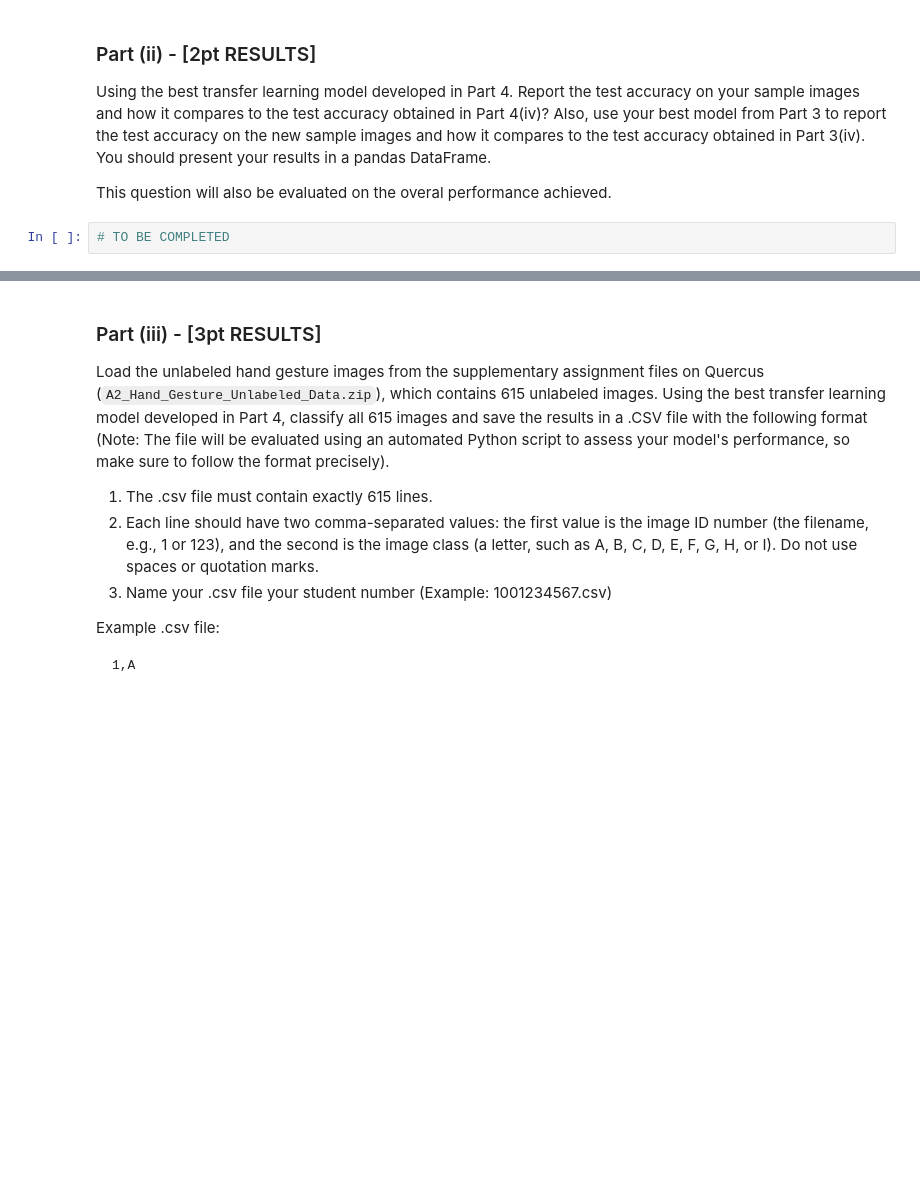
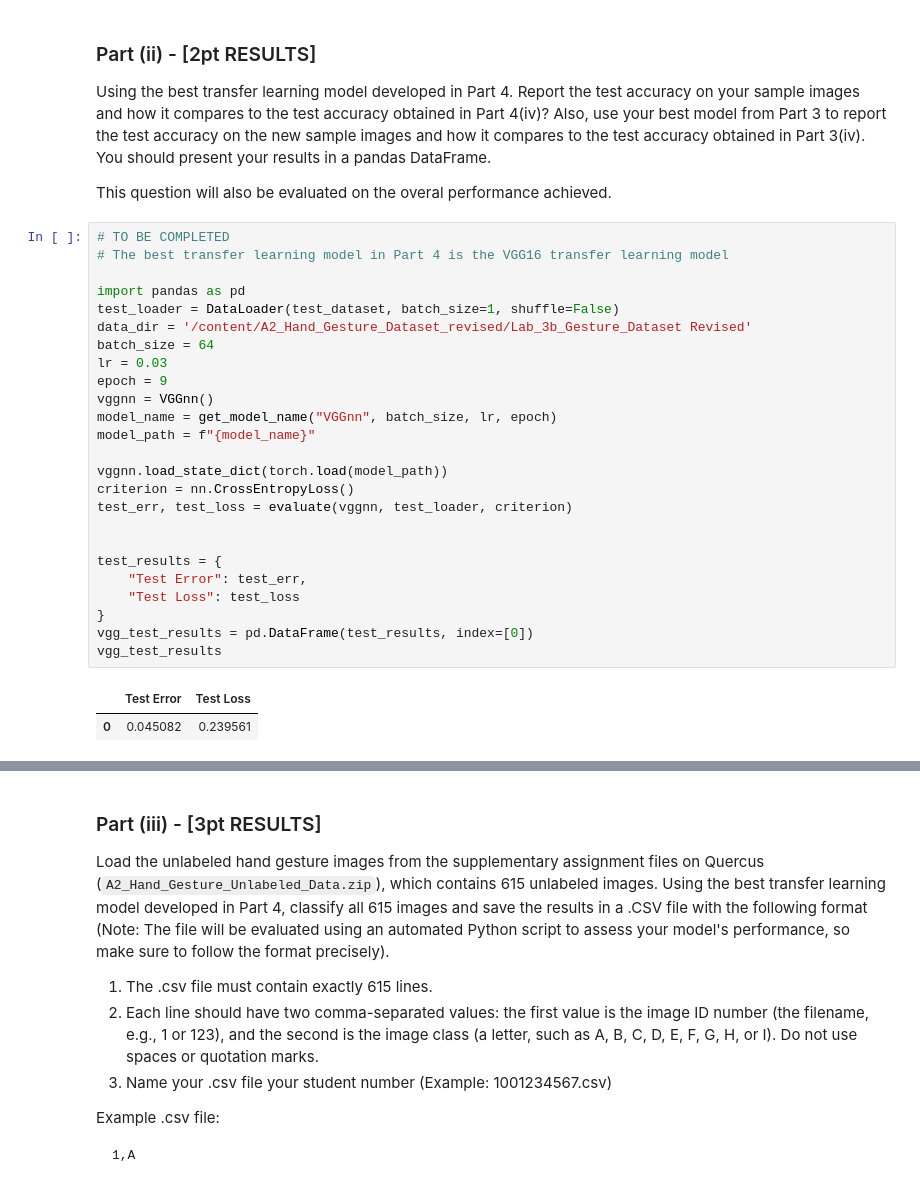
Before and after one commit to Fulankeee/MIE1517-Project-2, a Jupyter notebook: A2.ipynb, the cells around one changed output, grey strips where cells are left out. Cells and saved outputs as stored; diff of their text form; blank space fills up the shorter version.

```diff
--- a/A2.ipynb
+++ b/A2.ipynb
@@ -1673,5 +1637,31 @@ Load and process the hand gesture images you had collected so that they can easi
 Using the best transfer learning model developed in Part 4. Report the test accuracy on your sample images and how it compares to the test accuracy obtained in Part 4(iv)? Also, use your best model from Part 3 to report the test accuracy on the new sample images and how it compares to the test accuracy obtained in Part 3(iv). You should present your results in a pandas DataFrame.
 
 This question will also be evaluated on the overal performance achieved.
-# %%
-# TO BE COMPLETED
+# %%
+# TO BE COMPLETED
+# The best transfer learning model in Part 4 is the VGG16 transfer learning model
+
+import pandas as pd
+test_loader = DataLoader(test_dataset, batch_size=1, shuffle=False)
+data_dir = '/content/A2_Hand_Gesture_Dataset_revised/Lab_3b_Gesture_Dataset Revised'
+batch_size = 64
+lr = 0.03
+epoch = 9
+vggnn = VGGnn()
+model_name = get_model_name("VGGnn", batch_size, lr, epoch)
+model_path = f"{model_name}"
+
+vggnn.load_state_dict(torch.load(model_path))
+criterion = nn.CrossEntropyLoss()
+test_err, test_loss = evaluate(vggnn, test_loader, criterion)
+
+
+test_results = {
+    "Test Error": test_err,
+    "Test Loss": test_loss
+}
+vgg_test_results = pd.DataFrame(test_results, index=[0])
+vgg_test_results
+# %% [output]
+|  | Test Error | Test Loss |
+| 0 | 0.045082 | 0.239561 |
```
Also changed, not shown: parts of 17 cells of this notebook.
